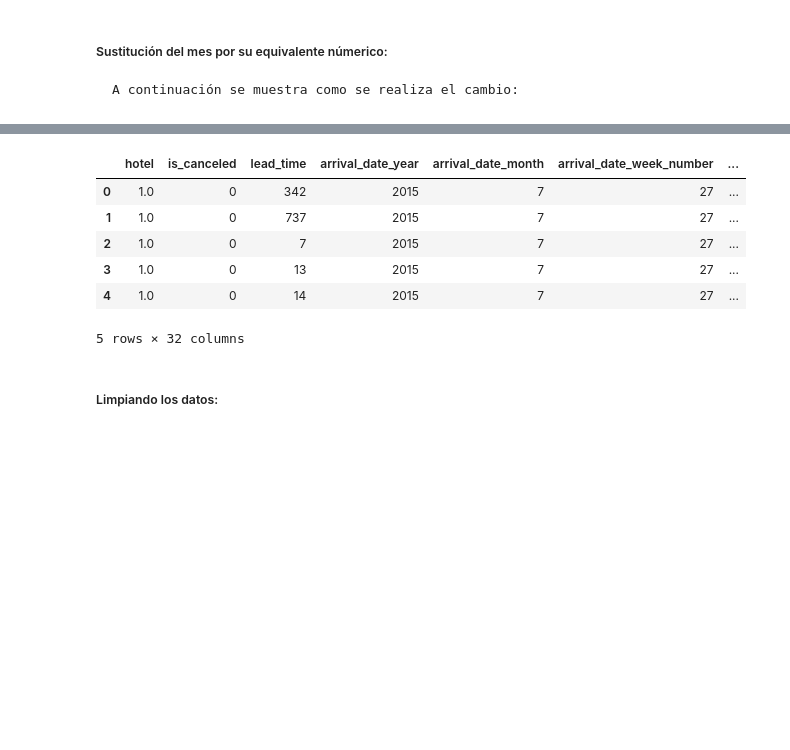
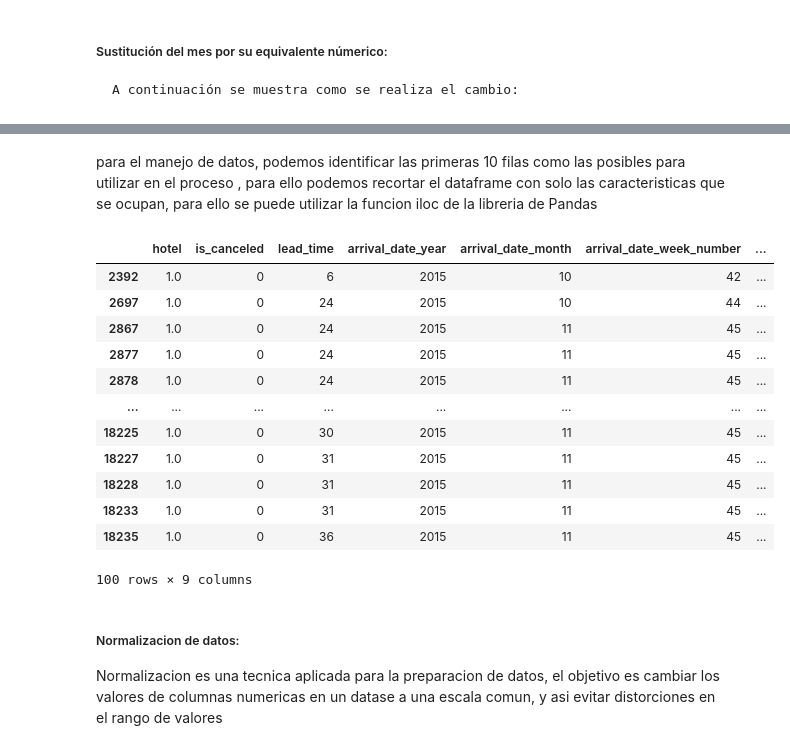
Before and after one commit to erickc80/tec_aprendizaje_automatico, a Jupyter notebook: Tarea-2/Tarea-2.ipynb, the cells around one changed output, grey strips where cells are left out. Drawn from its saved outputs; the diff is of its cells as text; code cells hidden in the pictures; blank space fills up the shorter version.

```diff
--- a/Tarea-2/Tarea-2.ipynb
+++ b/Tarea-2/Tarea-2.ipynb
@@ -137,0 +138,5 @@ hotel_bookings['hotel'] = hotel_cat_encoded
+# %%
+#en este caso para la columna agente se elimina datos Nan
+hotel_bookings = hotel_bookings.dropna()
+#visualizacion despues de los cambios
+hotel_bookings.head(100)
@@ -138,12 +157,24 @@ hotel_bookings['hotel'] = hotel_cat_encoded
+# %% [markdown]
+para el manejo de datos, podemos identificar las primeras 10 filas como las posibles para utilizar en el proceso , para ello podemos recortar el dataframe con solo las caracteristicas que se ocupan, para ello se puede utilizar la funcion iloc de la libreria de Pandas
+# %%
+hotel_bookings = hotel_bookings.iloc[:, 0:9]
 # %%
-hotel_bookings.head()
+hotel_bookings.head(100)
 # %% [output]
 |  | hotel | is_canceled | lead_time | arrival_date_year | arrival_date_month | arrival_date_week_number | ... |
-| 0 | 1.0 | 0 | 342 | 2015 | 7 | 27 | ... |
-| 1 | 1.0 | 0 | 737 | 2015 | 7 | 27 | ... |
-| 2 | 1.0 | 0 | 7 | 2015 | 7 | 27 | ... |
-| 3 | 1.0 | 0 | 13 | 2015 | 7 | 27 | ... |
-| 4 | 1.0 | 0 | 14 | 2015 | 7 | 27 | ... |
+| 2392 | 1.0 | 0 | 6 | 2015 | 10 | 42 | ... |
+| 2697 | 1.0 | 0 | 24 | 2015 | 10 | 44 | ... |
+| 2867 | 1.0 | 0 | 24 | 2015 | 11 | 45 | ... |
+| 2877 | 1.0 | 0 | 24 | 2015 | 11 | 45 | ... |
+| 2878 | 1.0 | 0 | 24 | 2015 | 11 | 45 | ... |
+| ... | ... | ... | ... | ... | ... | ... | ... |
+| 18225 | 1.0 | 0 | 30 | 2015 | 11 | 45 | ... |
+| 18227 | 1.0 | 0 | 31 | 2015 | 11 | 45 | ... |
+| 18228 | 1.0 | 0 | 31 | 2015 | 11 | 45 | ... |
+| 18233 | 1.0 | 0 | 31 | 2015 | 11 | 45 | ... |
+| 18235 | 1.0 | 0 | 36 | 2015 | 11 | 45 | ... |
-5 rows × 32 columns
+100 rows × 9 columns
 # %% [markdown]
-##### Limpiando los datos:
+##### Normalizacion de datos:
+Normalizacion es una tecnica aplicada para la preparacion de datos, el objetivo es cambiar los valores de columnas numericas en un datase a una escala
+comun, y asi evitar distorciones en el rango de valores
```
Also changed, not shown: parts of 18 cells of this notebook.
